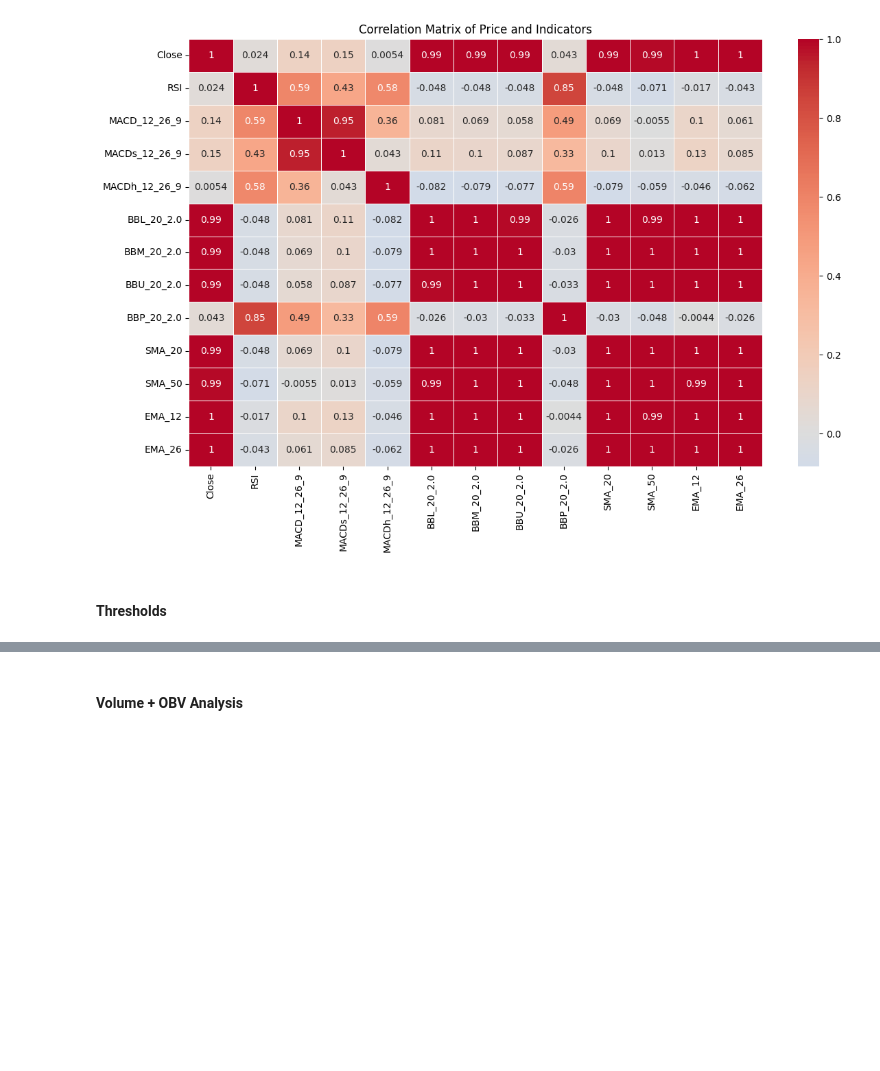
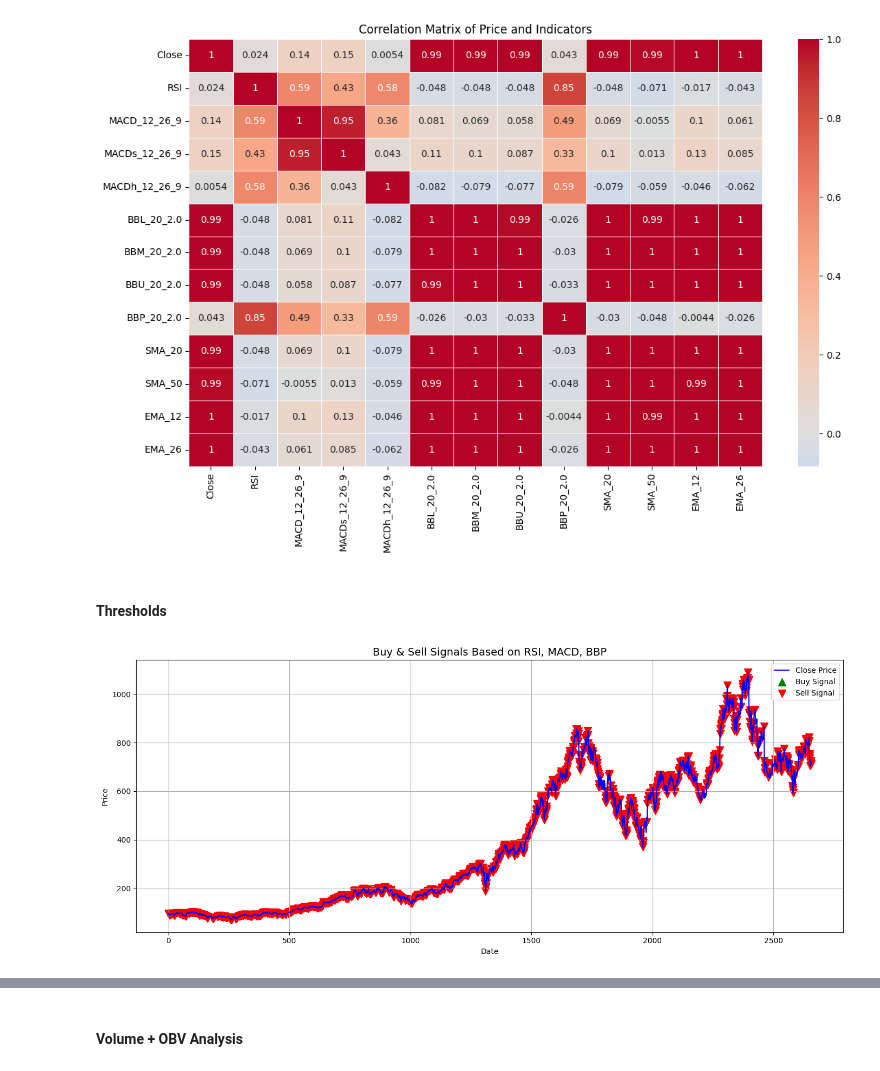
Before and after one commit to ancybjohn02/BizForecast, a Jupyter notebook: notebooks/EDA.ipynb, the cells around one changed output, grey strips where cells are left out. Cells and saved outputs as stored; diff of their text form; code cells hidden in the pictures; blank space fills up the shorter version.

```diff
--- a/notebooks/EDA.ipynb
+++ b/notebooks/EDA.ipynb
@@ -248,3 +248,37 @@ plt.show()
 [figure]
 # %% [markdown]
 #### Thresholds
+# %%
+df["Buy_Signal"] = (
+    (df["RSI"] < 30) &
+    (df["MACD_12_26_9"] > df["MACDs_12_26_9"]) &
+    (df["BBP_20_2.0"] < 0.1)
+)
+
+df["Sell_Signal"] = (
+    (df["RSI"] > 70) |
+    (df["MACD_12_26_9"] < df["MACDs_12_26_9"]) |
+    (df["BBP_20_2.0"] > 0.9)
+)
+
+df["Buy_Price"] = df["Close"].where(df["Buy_Signal"])
+df["Sell_Price"] = df["Close"].where(df["Sell_Signal"])
+# %%
+import matplotlib.pyplot as plt
+
+plt.figure(figsize=(14, 6))
+plt.plot(df.index, df["Close"], label="Close Price", color="blue", linewidth=1.5)
+
+# Plot Buy and Sell signals
+plt.scatter(df.index, df["Buy_Price"], label="Buy Signal", marker="^", color="green", s=100)
+plt.scatter(df.index, df["Sell_Price"], label="Sell Signal", marker="v", color="red", s=100)
+
+plt.title("Buy & Sell Signals Based on RSI, MACD, BBP", fontsize=14)
+plt.xlabel("Date")
+plt.ylabel("Price")
+plt.legend()
+plt.grid(True)
+plt.tight_layout()
+plt.show()
+# %% [output]
+[figure, added]
```
Also changed, not shown: parts of 14 cells of this notebook, 15 other files.
